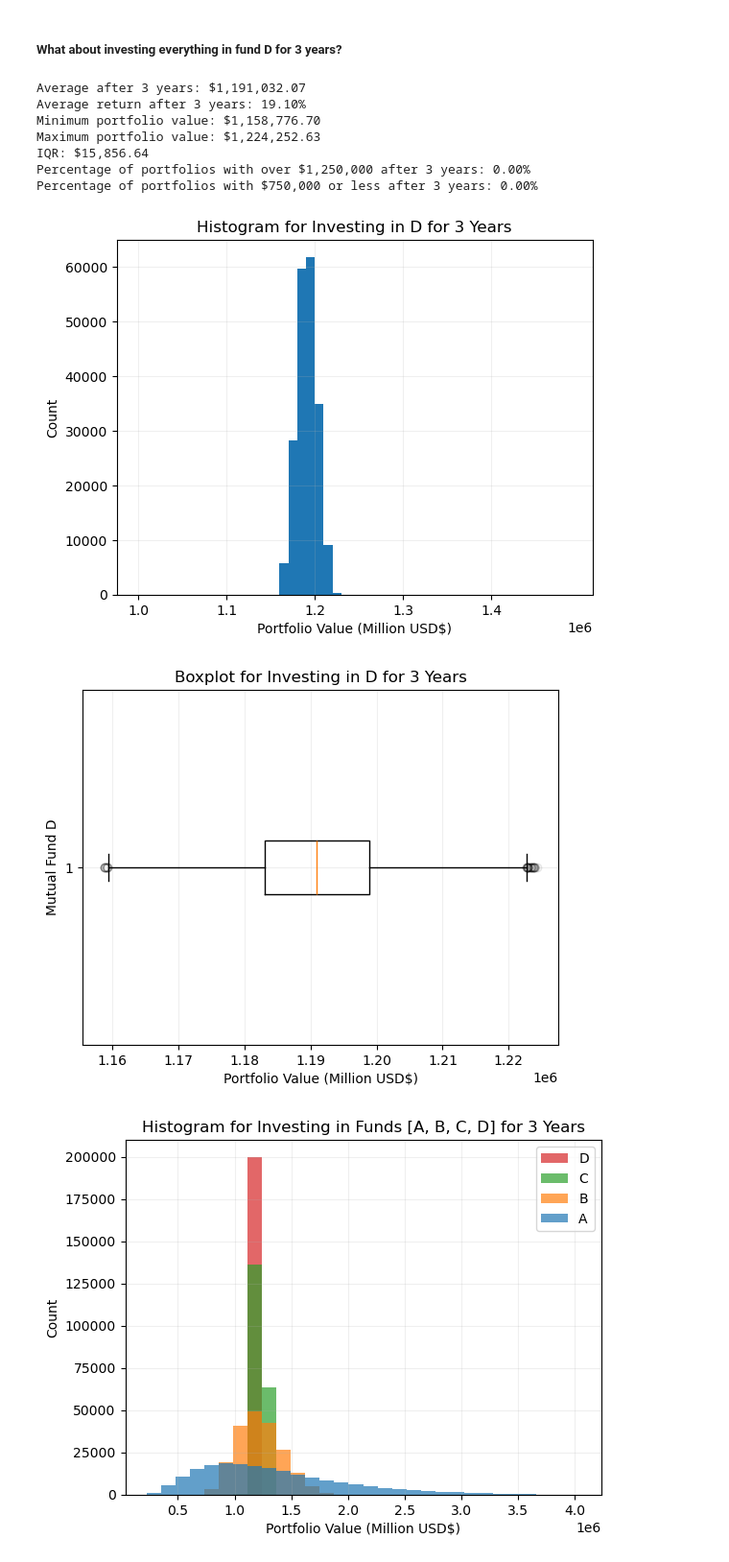
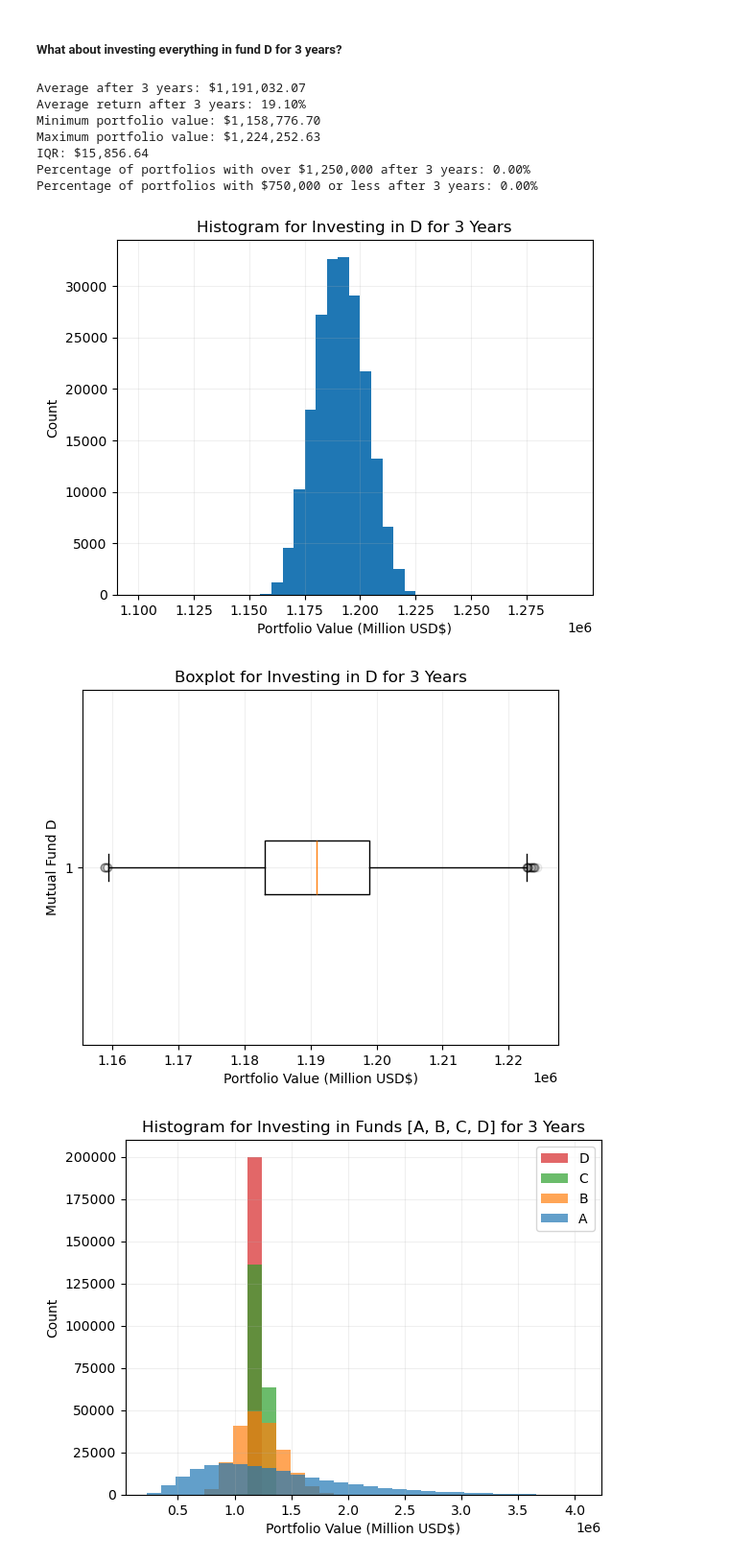
Before and after one commit to myin27/OR442-Term-Project, a Jupyter notebook: project.ipynb, the cells around one changed output. Shown at 96% size. Saved outputs shown, nothing was run; the diff lists cells and outputs as text; code cells hidden in the pictures.

```diff
--- a/project.ipynb
+++ b/project.ipynb
@@ -287,24 +287,6 @@ print(f"IQR: ${iqr:,.2f}")
 
 print(f"Percentage of portfolios with over $1,250,000 after {NUM_YEARS} years: {(count_successful_portfolios(portfolios, 1250000) / NUM_SIMS) * 100:.2f}%")
 print(f"Percentage of portfolios with $750,000 or less after {NUM_YEARS} years: {(count_failed_portfolios(portfolios, 750000) / NUM_SIMS) * 100:.2f}%")
-
-
-plt.figure(1)
-histogram = plt.hist(fund_D_values, bins=range(1000000, 1500000, 10000)) # each bin will be 10k
-plt.xticks(ticks=range(1000000,1500000,100000))
-plt.grid(alpha=0.2)
-plt.title("Histogram for Investing in D for 3 Years")
-plt.xlabel("Portfolio Value (Million USD$)")
-plt.ylabel("Count")
-
-plt.figure(2)
-box_plot = plt.boxplot(fund_D_values, vert=False, flierprops={"alpha": 0.1})
-plt.grid(alpha=0.2)
-plt.title("Boxplot for Investing in D for 3 Years")
-plt.xlabel("Portfolio Value (Million USD$)")
-plt.ylabel("Mutual Fund D")
-
-plt.show()
 # %% [output]
 Average after 3 years: $1,191,032.07
 Average return after 3 years: 19.10%
@@ -313,8 +295,28 @@ Maximum portfolio value: $1,224,252.63
 IQR: $15,856.64
 Percentage of portfolios with over $1,250,000 after 3 years: 0.00%
 Percentage of portfolios with $750,000 or less after 3 years: 0.00%
-[figure, removed]
-[figure, removed]
+# %%
+# plots for fund D
+
+plt.figure(1)
+histogram = plt.hist(fund_D_values, bins=range(1100000, 1300000, 5000)) # each bin will be 5k
+plt.xticks(ticks=range(1100000,1300000,25000))
+plt.grid(alpha=0.2)
+plt.title("Histogram for Investing in D for 3 Years")
+plt.xlabel("Portfolio Value (Million USD$)")
+plt.ylabel("Count")
+
+plt.figure(2)
+box_plot = plt.boxplot(fund_D_values, vert=False, flierprops={"alpha": 0.1})
+plt.grid(alpha=0.2)
+plt.title("Boxplot for Investing in D for 3 Years")
+plt.xlabel("Portfolio Value (Million USD$)")
+plt.ylabel("Mutual Fund D")
+
+plt.show()
+# %% [output]
+[figure, added]
+[figure, added]
 # %%
 # combining outcomes for funds A, B, C, D into into a single plot for simplicity
 
```
Also changed, not shown: parts of 4 cells of this notebook.
